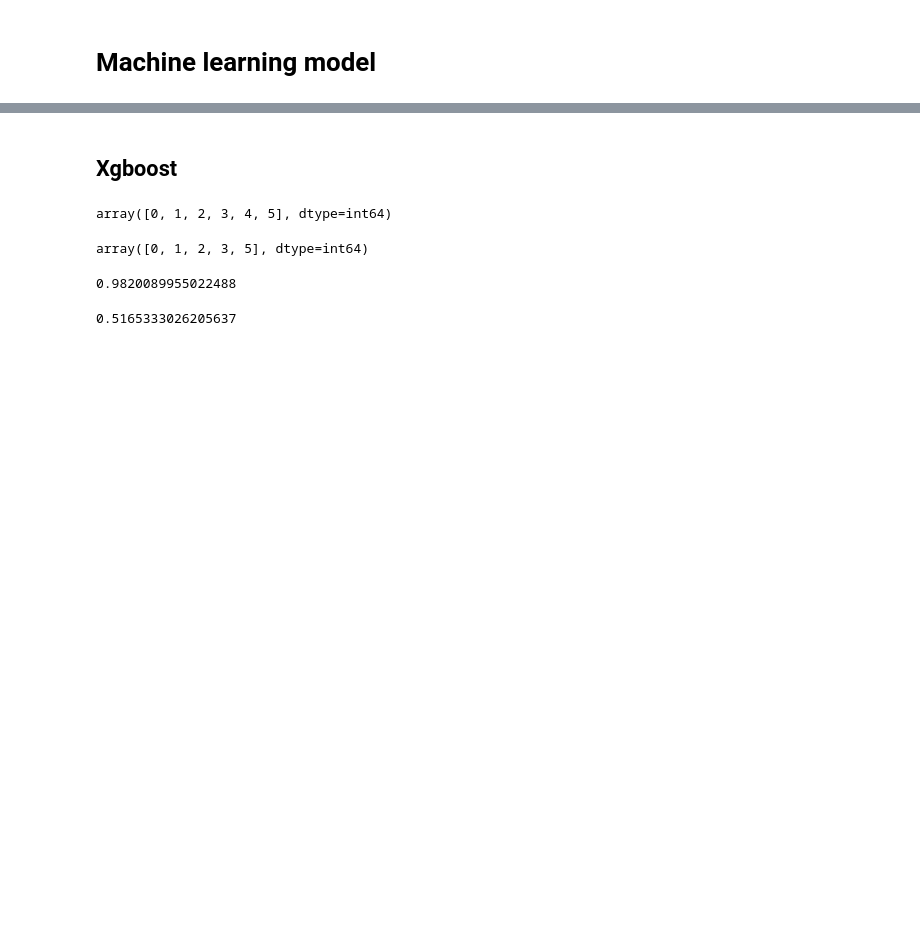
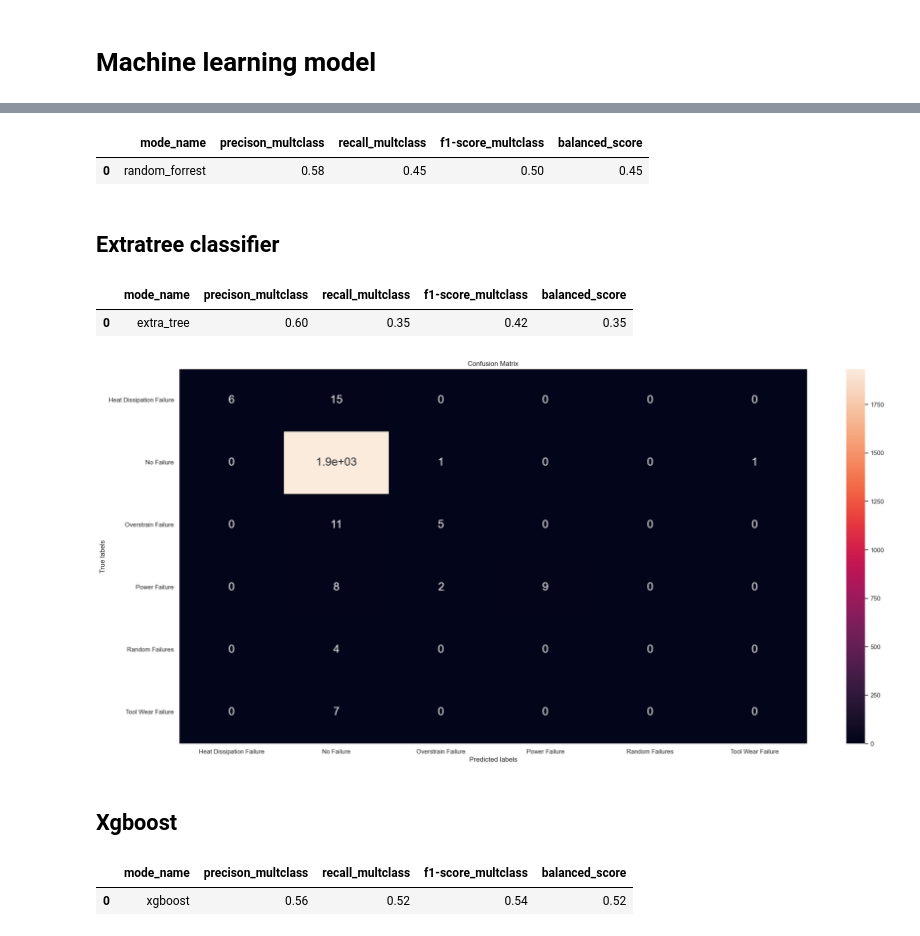
Before and after one commit to lavinomenezes/desafio_indicium, a Jupyter notebook: notebooks/desafio_indicium_lm_v06_machile_learning.ipynb, the cells around one changed output, grey strips where cells are left out. Cells and saved outputs as stored; diff of their text form; code cells hidden in the pictures; blank space fills up the shorter version.

```diff
--- a/notebooks/desafio_indicium_lm_v06_machile_learning.ipynb
+++ b/notebooks/desafio_indicium_lm_v06_machile_learning.ipynb
@@ -98,2 +178,35 @@ BernoulliNB                          0.03
+# %%
+#model training
+rf_model = RandomForestClassifier(n_estimators=300,random_state=42,n_jobs=-1,class_weight='balanced').fit(X_train,y_train)
+
+#model_predict
+yhat_rf = rf_model.predict(X_val)
+
+#metrics
+rf_metrics= mult_metrics('random_forrest',y_val,yhat_rf)
+rf_metrics
+# %% [output]
+|  | mode_name | precison_multclass | recall_multclass | f1-score_multclass | balanced_score |
+| 0 | random_forrest | 0.58 | 0.45 | 0.50 | 0.45 |
+# %% [markdown]
+## Extratree classifier
+# %%
+#model training
+et_model = ExtraTreesClassifier(n_estimators=300,random_state=42,n_jobs=-1).fit(X_train,y_train)
+
+#model predict
+yhat_et = et_model.predict(X_val)
+
+#metrics
+et_metrics  = mult_metrics('extra_tree',y_val,yhat_et)
+et_metrics
+# %% [output]
+|  | mode_name | precison_multclass | recall_multclass | f1-score_multclass | balanced_score |
+| 0 | extra_tree | 0.60 | 0.35 | 0.42 | 0.35 |
+# %%
+#confusion matrix
+confusion_m(y_val,yhat_et)
+# %% [output]
+[figure, added]
 # %% [markdown]
 ## Xgboost
@@ -104,16 +213,13 @@ yhat_xgb = xgb_model.predict(X_val)
-# %%
-np.unique(y_val)
-# %% [output]
-array([0, 1, 2, 3, 4, 5], dtype=int64)
-# %%
-np.unique(yhat_xgb)
-# %% [output]
-array([0, 1, 2, 3, 5], dtype=int64)
-# %%
-accuracy_score(y_val,yhat_xgb)
-# %% [output]
-0.9820089955022488
-# %%
-balanced_accuracy_score(y_val,yhat_xgb)
-# %% [output]
-0.5165333026205637
+# %%
+#model
+xgb_model = xgb.XGBClassifier(n_estimators=300,seed=42).fit(X_train,y_train)
+
+#predict
+yhat_xgb = xgb_model.predict(X_val)
+
+#metrics
+xgb_metrics = mult_metrics('xgboost',y_val,yhat_xgb)
+xgb_metrics
+# %% [output]
+|  | mode_name | precison_multclass | recall_multclass | f1-score_multclass | balanced_score |
+| 0 | xgboost | 0.56 | 0.52 | 0.54 | 0.52 |
```
Also changed, not shown: parts of 28 cells of this notebook, 1 other file.
